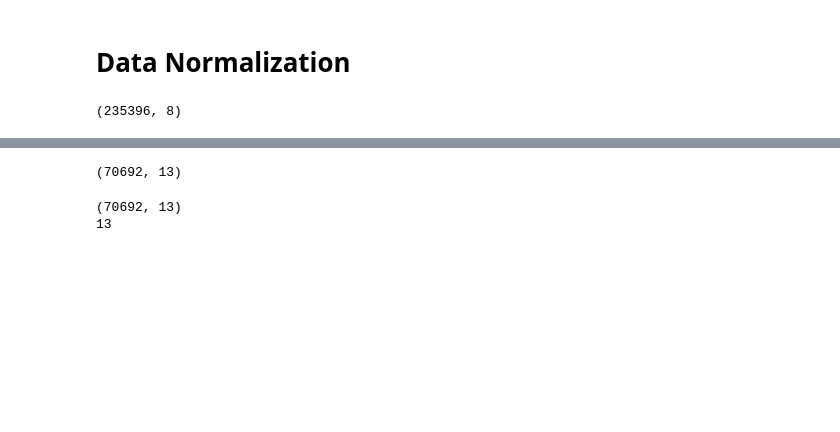
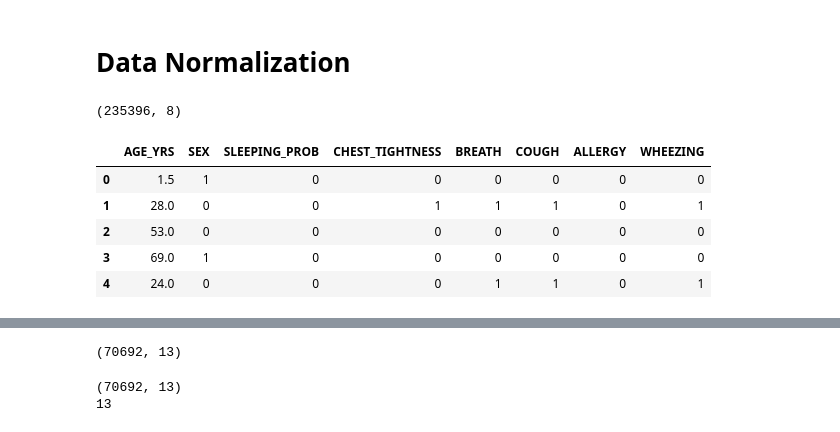
Before and after one commit to wonghorngwoei/FYP_TP055241, a Jupyter notebook: notebook/disease.ipynb, the cells around one changed output, grey strips where cells are left out. Saved outputs shown, nothing was run; the diff lists cells and outputs as text; code cells hidden in the pictures; blank space fills up the shorter version.

```diff
--- a/notebook/disease.ipynb
+++ b/notebook/disease.ipynb
@@ -850,3 +849,12 @@ df_skew
 X_a.shape
 # %% [output]
 (235396, 8)
+# %%
+X_a.head()
+# %% [output]
+|  | AGE_YRS | SEX | SLEEPING_PROB | CHEST_TIGHTNESS | BREATH | COUGH | ALLERGY | WHEEZING |
+| 0 | 1.5 | 1 | 0 | 0 | 0 | 0 | 0 | 0 |
+| 1 | 28.0 | 0 | 0 | 1 | 1 | 1 | 0 | 1 |
+| 2 | 53.0 | 0 | 0 | 0 | 0 | 0 | 0 | 0 |
+| 3 | 69.0 | 1 | 0 | 0 | 0 | 0 | 0 | 0 |
+| 4 | 24.0 | 0 | 0 | 0 | 1 | 1 | 0 | 1 |
```
Also changed, not shown: parts of 23 cells of this notebook, 17 other files.
